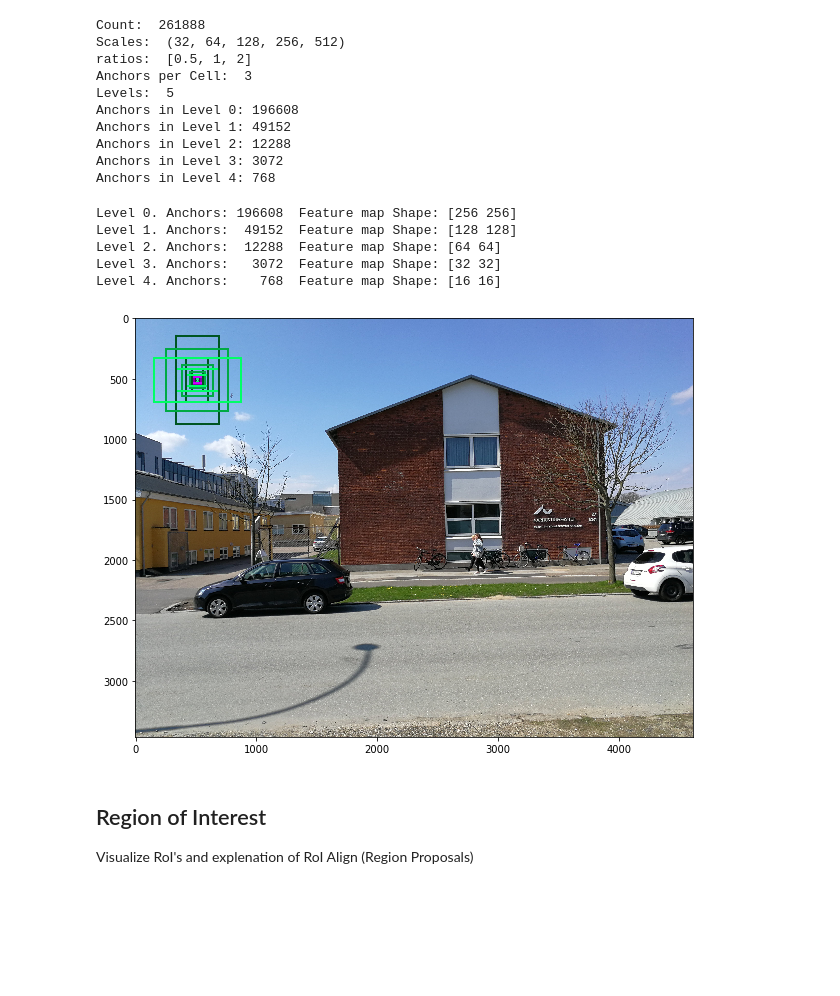
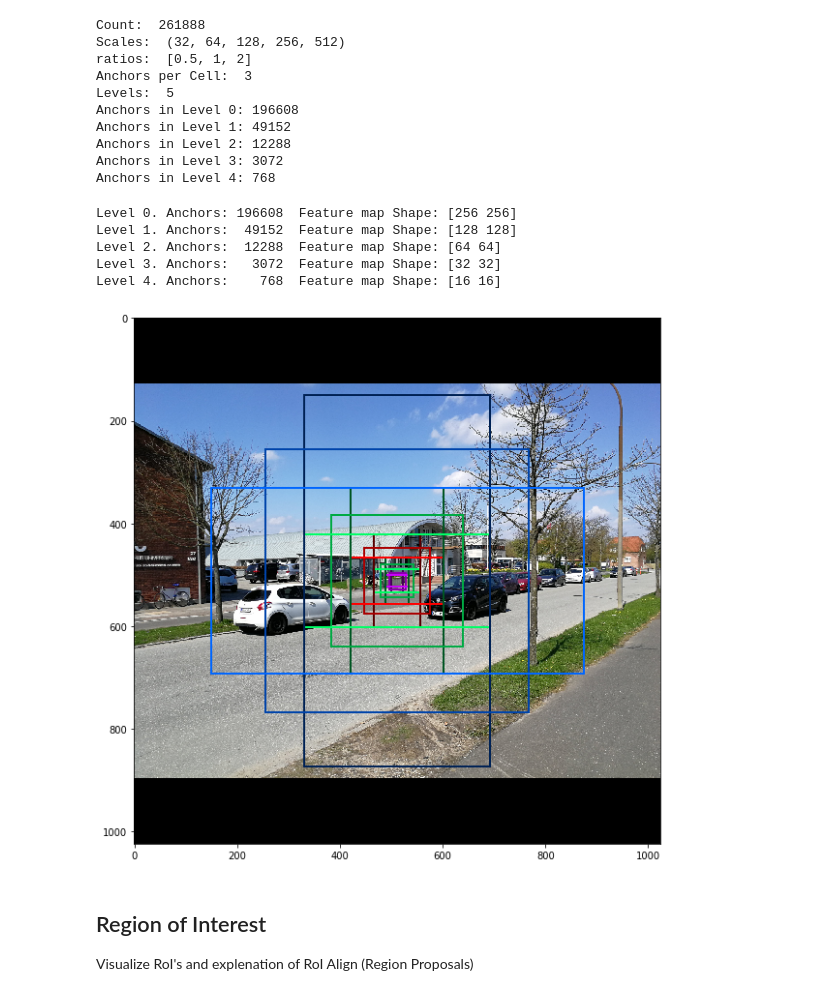
Before and after one commit to madsnk/deep-masking, a Jupyter notebook: Untitled.ipynb, the cells around one changed output. Saved outputs shown, nothing was run; the diff lists cells and outputs as text; code cells hidden in the pictures; blank space fills up the shorter version.

```diff
--- a/Untitled.ipynb
+++ b/Untitled.ipynb
@@ -158,38 +159,44 @@ Anchors in Level 4: 768
 file_names = next(os.walk(IMAGE_DIR))[2]
 #file_name = 'IMG_20180502_133048.jpg'
 image = skimage.io.imread(os.path.join(IMAGE_DIR, random.choice(file_names)))
+image, window, scale, padding, _ = utils.resize_image(
+    image,
+    min_dim=1024,
+    max_dim=1024)
+
+
 fig, ax = plt.subplots(1, figsize=(10, 10))
 ax.imshow(image)
 levels = len(backbone_shapes)
 
 for level in range(levels):
     colors = visualize.random_colors(levels)
     # Compute the index of the anchors at the center of the image
     level_start = sum(anchors_per_level[:level]) # sum of anchors of previous levels
     level_anchors = anchors[level_start:level_start+anchors_per_level[level]]
     print("Level {}. Anchors: {:6}  Feature map Shape: {}".format(level, level_anchors.shape[0],
                                                                   backbone_shapes[level]))
     center_cell = backbone_shapes[level] // 2
     center_cell_index = (center_cell[0] * backbone_shapes[level][1] + center_cell[1])
     level_center = center_cell_index * anchors_per_cell
     center_anchor = anchors_per_cell * (
         (center_cell[0] * backbone_shapes[level][1] / config.RPN_ANCHOR_STRIDE**2) \
         + center_cell[1] / config.RPN_ANCHOR_STRIDE)
     level_center = int(center_anchor)
 
     # Draw anchors. Brightness show the order in the array, dark to bright.
     for i, rect in enumerate(level_anchors[level_center:level_center+anchors_per_cell]):
         y1, x1, y2, x2 = rect
         p = patches.Rectangle((x1, y1), x2-x1, y2-y1, linewidth=2, facecolor='none',
                               edgecolor=(i+1)*np.array(colors[level]) / anchors_per_cell)
         ax.add_patch(p)
 # %% [output]
 Level 0. Anchors: 196608  Feature map Shape: [256 256]
 Level 1. Anchors:  49152  Feature map Shape: [128 128]
 Level 2. Anchors:  12288  Feature map Shape: [64 64]
 Level 3. Anchors:   3072  Feature map Shape: [32 32]
 Level 4. Anchors:    768  Feature map Shape: [16 16]
-[figure, old version]
+[figure, new version]
 # %% [markdown]
 ## Region of Interest
 Visualize RoI's and explenation of RoI Align (Region Proposals)
```
Also changed, not shown: parts of 1 cell of this notebook.
